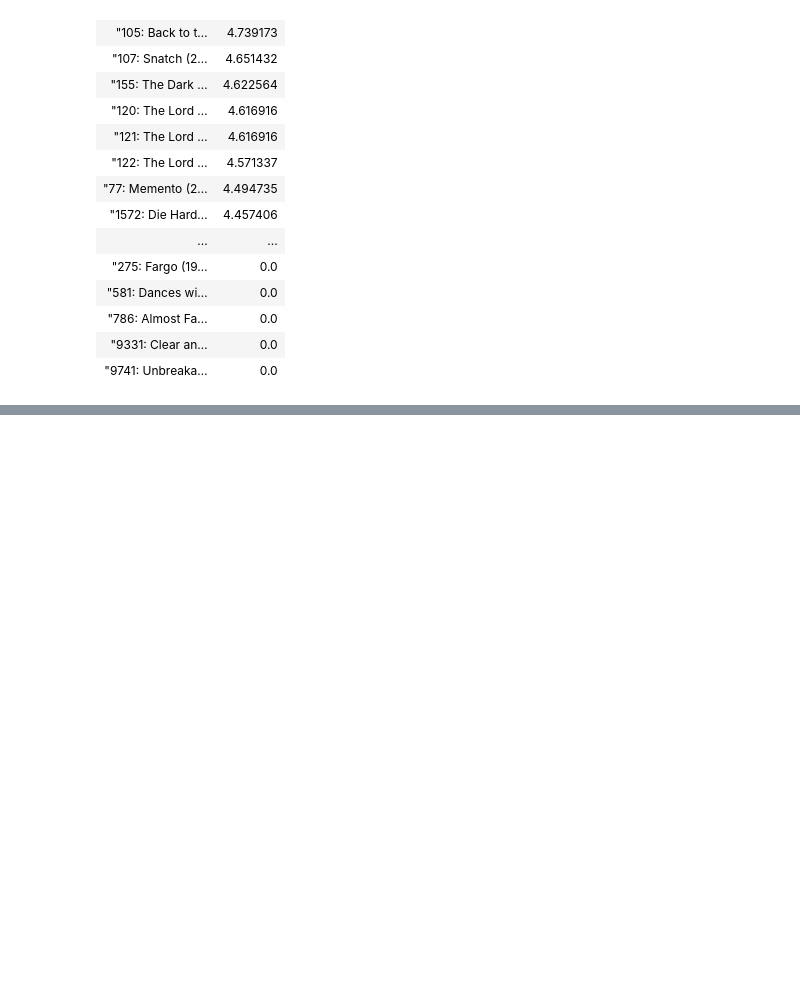
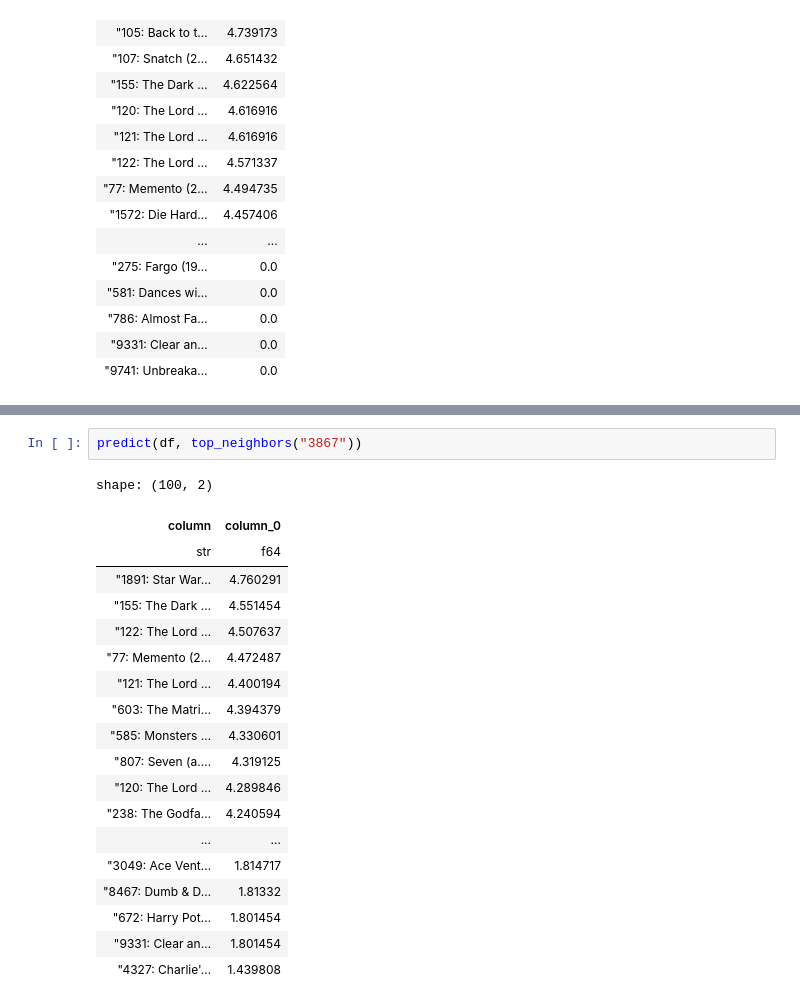
Before and after one commit to spzSource/recommender-systems-course, a Jupyter notebook: module-2/week-2/user-user-cf.ipynb, the cells around one changed output, grey strips where cells are left out. Drawn from its saved outputs; the diff is of its cells as text; blank space fills up the shorter version.

```diff
--- a/module-2/week-2/user-user-cf.ipynb
+++ b/module-2/week-2/user-user-cf.ipynb
@@ -293,0 +292,22 @@ shape: (100, 2)
+# %%
+predict(df, top_neighbors("3867"))
+# %% [output]
+shape: (100, 2)
+| column | column_0 |
+| str | f64 |
+| "1891: Star War… | 4.760291 |
+| "155: The Dark … | 4.551454 |
+| "122: The Lord … | 4.507637 |
+| "77: Memento (2… | 4.472487 |
+| "121: The Lord … | 4.400194 |
+| "603: The Matri… | 4.394379 |
+| "585: Monsters … | 4.330601 |
+| "807: Seven (a.… | 4.319125 |
+| "120: The Lord … | 4.289846 |
+| "238: The Godfa… | 4.240594 |
+| ... | ... |
+| "3049: Ace Vent… | 1.814717 |
+| "8467: Dumb & D… | 1.81332 |
+| "672: Harry Pot… | 1.801454 |
+| "9331: Clear an… | 1.801454 |
+| "4327: Charlie'… | 1.439808 |
```
Also changed, not shown: parts of 7 cells of this notebook.
